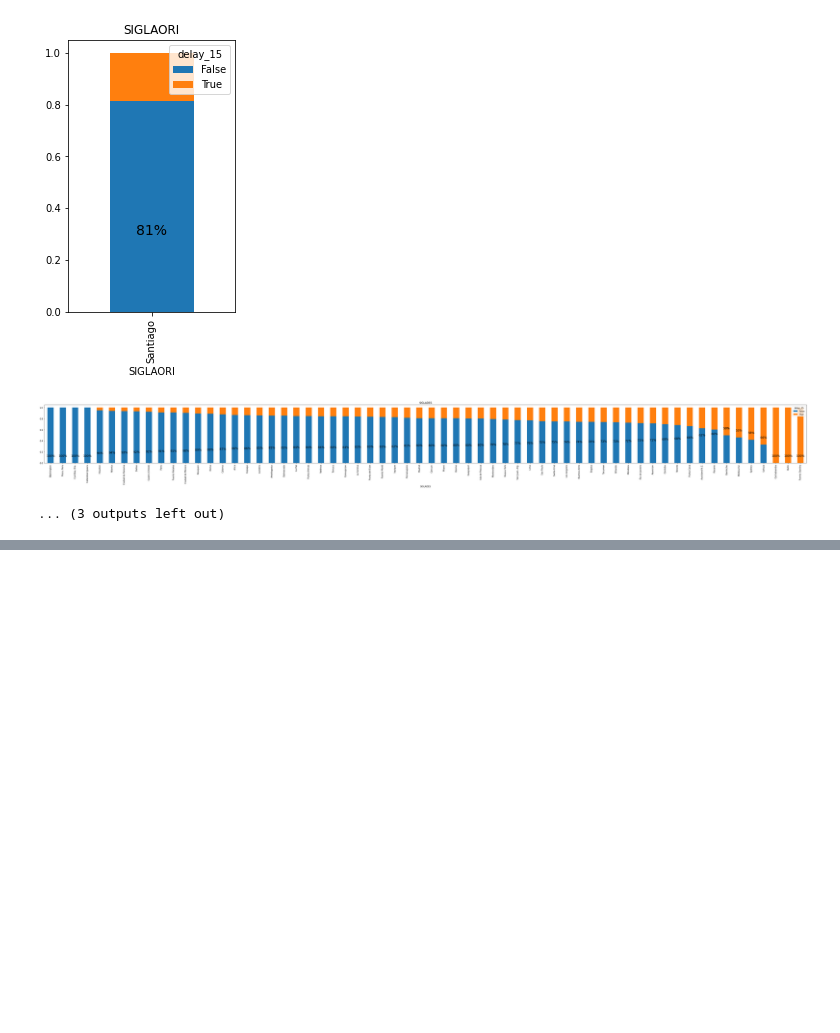
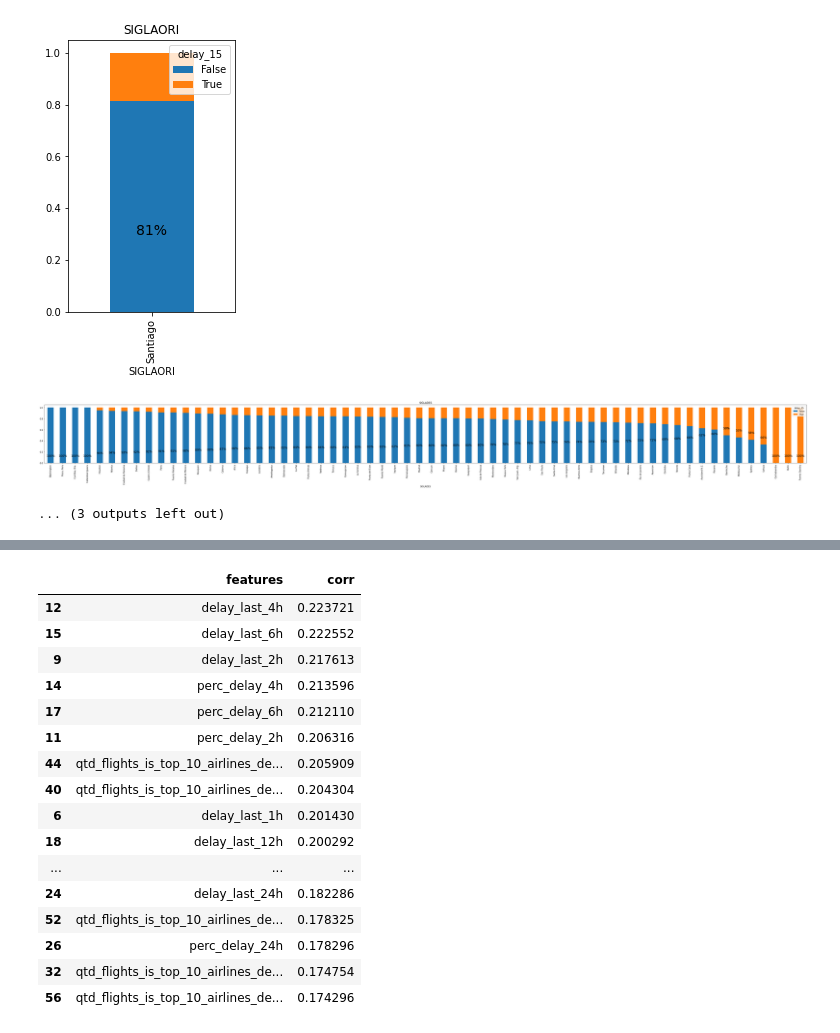
Before and after one commit to giopalmieri/dschallenge-latam, a Jupyter notebook: solution.ipynb, the cells around one changed output, grey strips where cells are left out. Drawn from its saved outputs; the diff is of its cells as text; code cells hidden in the pictures; blank space fills up the shorter version.

```diff
--- a/solution.ipynb
+++ b/solution.ipynb
@@ -236,0 +333,23 @@ for var in df.columns:
+# %%
+best_feats=pd.DataFrame(features_no_cat_col,columns=['features'])
+best_feats['corr']=best_feats['features'].apply(lambda x: np.corrcoef(df2[x],df2['delay_15'])[0][1])
+best_feats.sort_values(by=['corr'],ascending=[0],inplace=True)
+best_feats.head(20)
+# %% [output]
+|  | features | corr |
+| 12 | delay_last_4h | 0.223721 |
+| 15 | delay_last_6h | 0.222552 |
+| 9 | delay_last_2h | 0.217613 |
+| 14 | perc_delay_4h | 0.213596 |
+| 17 | perc_delay_6h | 0.212110 |
+| 11 | perc_delay_2h | 0.206316 |
+| 44 | qtd_flights_is_top_10_airlines_de... | 0.205909 |
+| 40 | qtd_flights_is_top_10_airlines_de... | 0.204304 |
+| 6 | delay_last_1h | 0.201430 |
+| 18 | delay_last_12h | 0.200292 |
+| ... | ... | ... |
+| 24 | delay_last_24h | 0.182286 |
+| 52 | qtd_flights_is_top_10_airlines_de... | 0.178325 |
+| 26 | perc_delay_24h | 0.178296 |
+| 32 | qtd_flights_is_top_10_airlines_de... | 0.174754 |
+| 56 | qtd_flights_is_top_10_airlines_de... | 0.174296 |
```
Also changed, not shown: parts of 12 cells of this notebook.
